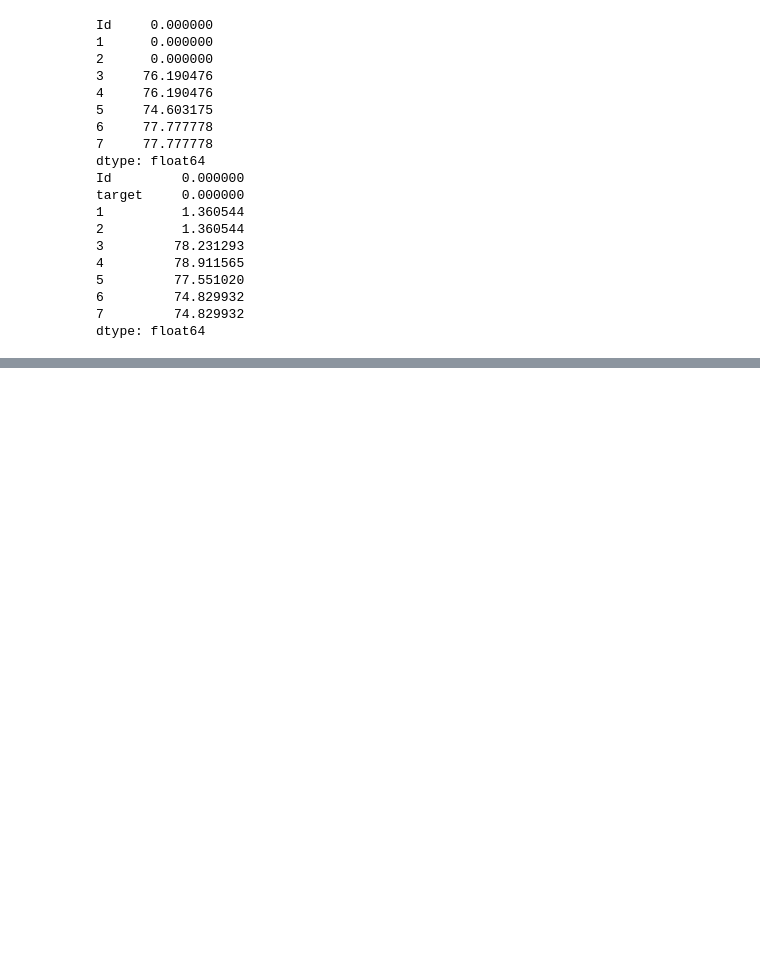
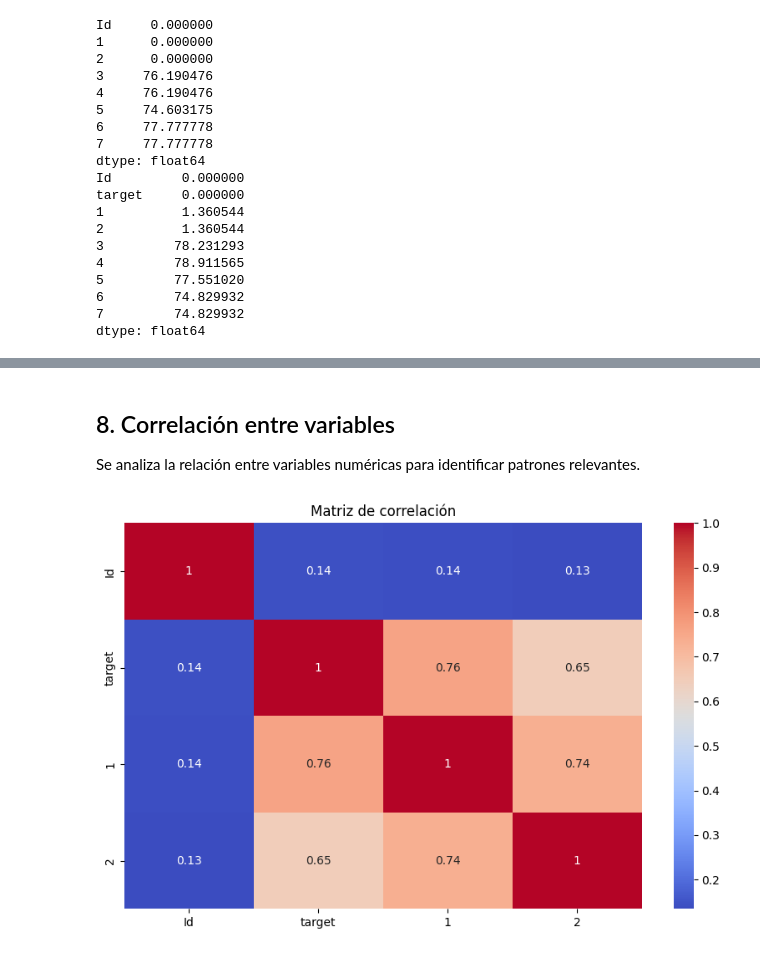
Before and after one commit to kjimenezm1989-max/Universidad, a Jupyter notebook: notebooks/analisis.ipynb, the cells around one changed output, grey strips where cells are left out. Drawn from its saved outputs; the diff is of its cells as text; code cells hidden in the pictures; blank space fills up the shorter version.

```diff
--- a/notebooks/analisis.ipynb
+++ b/notebooks/analisis.ipynb
@@ -83,0 +101,7 @@ dtype: float64
+# %%
+threshold = 0.7
+
+df1_clean = df1.loc[:, df1.isnull().mean() < threshold]
+df2_clean = df2.loc[:, df2.isnull().mean() < threshold]
+
+df1_clean.shape, df2_clean.shape
@@ -83,0 +139,14 @@ dtype: float64
+# %% [markdown]
+## 8. Correlación entre variables
+
+Se analiza la relación entre variables numéricas para identificar patrones relevantes.
+# %%
+import seaborn as sns
+import matplotlib.pyplot as plt
+
+plt.figure(figsize=(10,6))
+sns.heatmap(df2_clean.corr(numeric_only=True), annot=True, cmap="coolwarm")
+plt.title("Matriz de correlación")
+plt.show()
+# %% [output]
+[figure, added]
```
Also changed, not shown: parts of 29 cells of this notebook.
